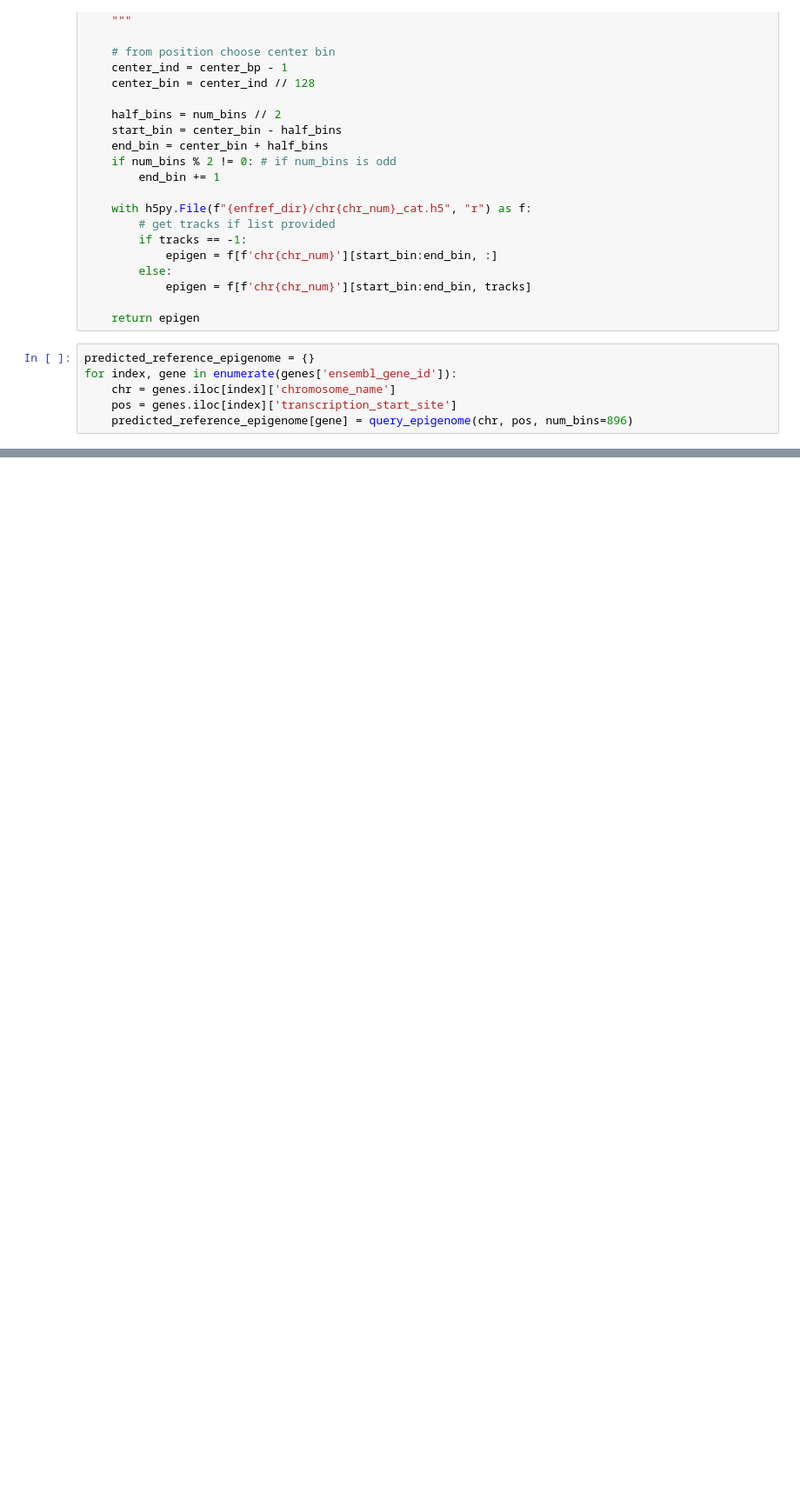
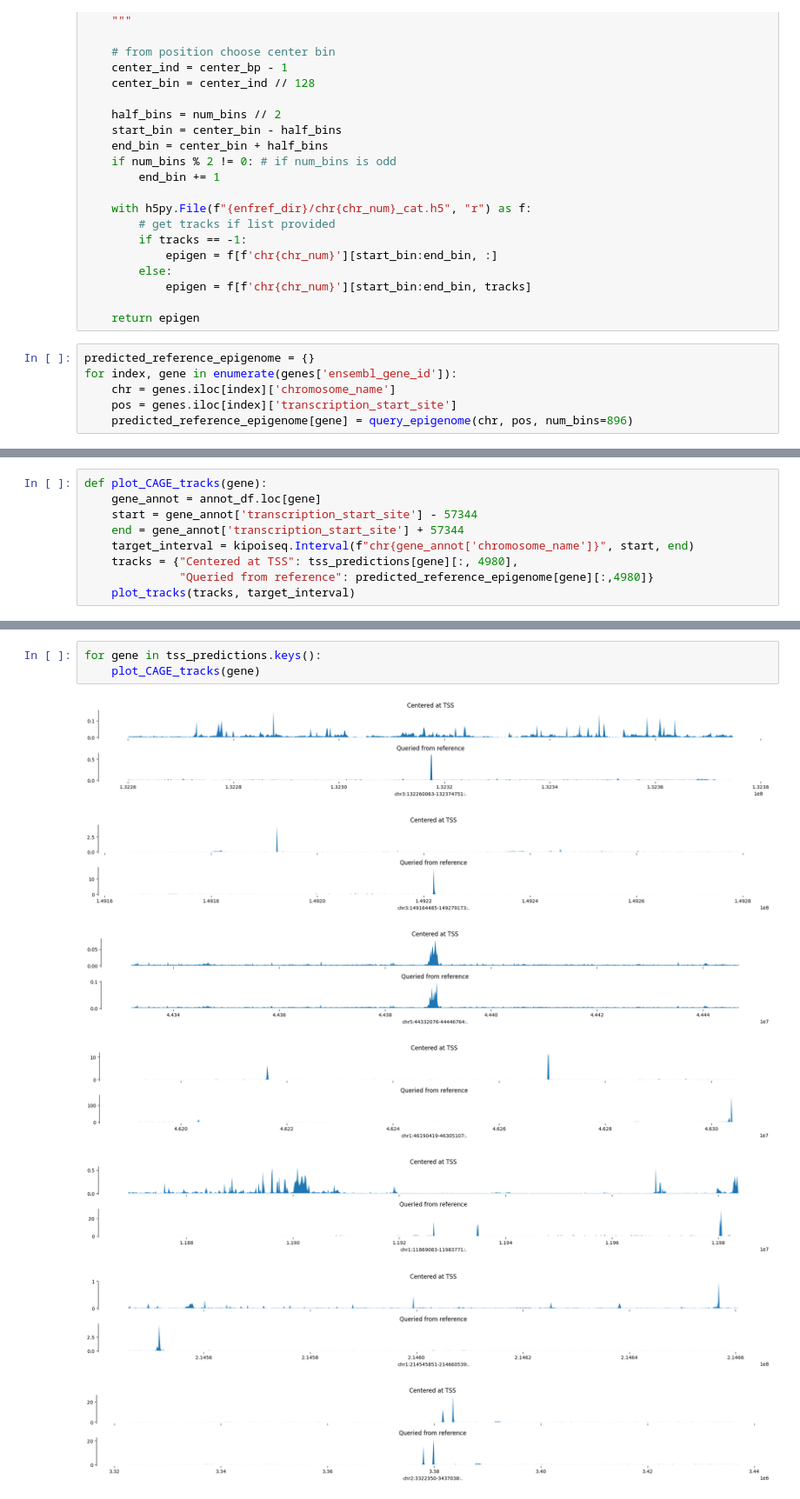
Before and after one commit to hakyimlab/sabrina-deep-learning-in-genomics, a Jupyter notebook: posts/2023-08-28-comparing-enformer-at-gene-tss-vs-reference-epigenome-vs-encode-experiments/index.ipynb, the cells around one changed output, grey strips where cells are left out. Shown at 87% size. Saved outputs shown, nothing was run; the diff lists cells and outputs as text; blank space fills up the shorter version.

```diff
--- a/posts/2023-08-28-comparing-enformer-at-gene-tss-vs-reference-epigenome-vs-encode-experiments/index.ipynb
+++ b/posts/2023-08-28-comparing-enformer-at-gene-tss-vs-reference-epigenome-vs-encode-experiments/index.ipynb
@@ -178,0 +281,9 @@ with h5py.File('/home/s1mi/enformer_rat_data/output/hg38_reference_epigenome_tss
+# %%
+def plot_CAGE_tracks(gene):
+    gene_annot = annot_df.loc[gene]
+    start = gene_annot['transcription_start_site'] - 57344
+    end = gene_annot['transcription_start_site'] + 57344
+    target_interval = kipoiseq.Interval(f"chr{gene_annot['chromosome_name']}", start, end)
+    tracks = {"Centered at TSS": tss_predictions[gene][:, 4980],
+              "Queried from reference": predicted_reference_epigenome[gene][:,4980]}
+    plot_tracks(tracks, target_interval)
@@ -178,0 +300,11 @@ with h5py.File('/home/s1mi/enformer_rat_data/output/hg38_reference_epigenome_tss
+# %%
+for gene in tss_predictions.keys():
+    plot_CAGE_tracks(gene)
+# %% [output]
+[figure, added]
+[figure, added]
+[figure, added]
+[figure, added]
+[figure, added]
+[figure, added]
+[figure, added]
```
Also changed, not shown: parts of 15 cells of this notebook.
